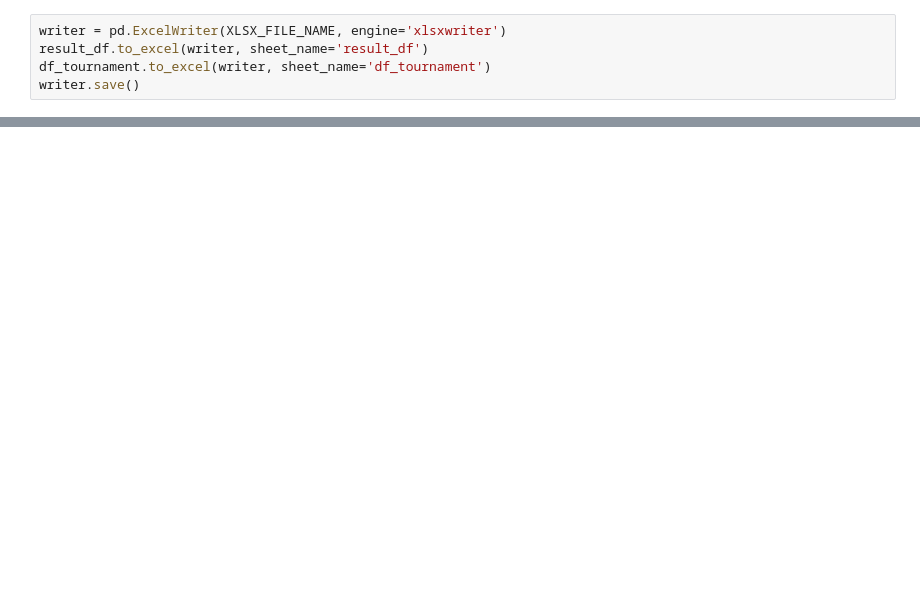
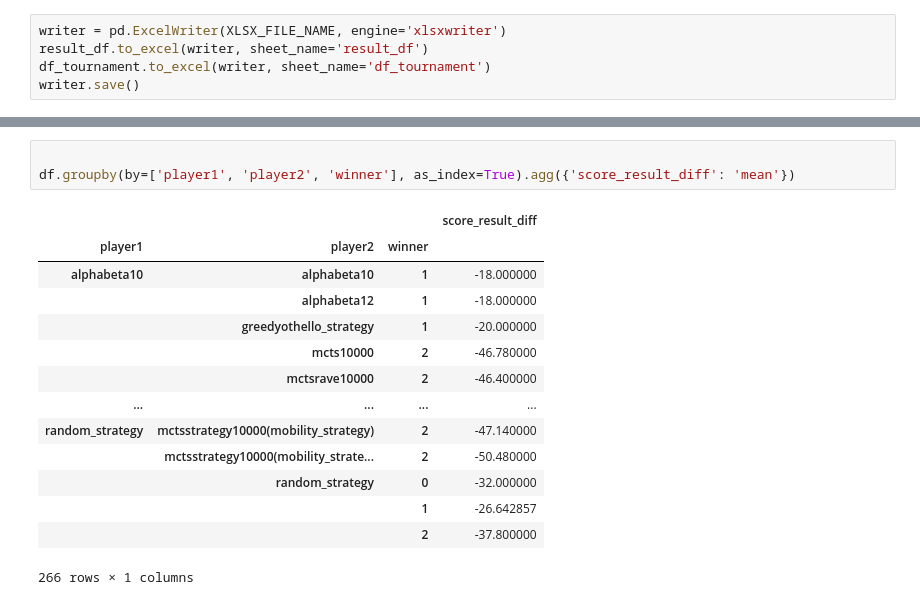
Before and after one commit to Walczi123/Enriching-the-Monte-Carlo-Tree-Search-Algorithm, a Jupyter notebook: results_processing/othello_results.ipynb, the cells around one changed output, grey strips where cells are left out. Saved outputs shown, nothing was run; the diff lists cells and outputs as text; blank space fills up the shorter version.

```diff
--- a/results_processing/othello_results.ipynb
+++ b/results_processing/othello_results.ipynb
@@ -48,0 +67,18 @@ writer.save()
+# %%
+
+df.groupby(by=['player1', 'player2', 'winner'], as_index=True).agg({'score_result_diff': 'mean'})
+# %% [output]
+|  |  |  | score_result_diff |
+| player1 | player2 | winner |  |
+| alphabeta10 | alphabeta10 | 1 | -18.000000 |
+|  | alphabeta12 | 1 | -18.000000 |
+|  | greedyothello_strategy | 1 | -20.000000 |
+|  | mcts10000 | 2 | -46.780000 |
+|  | mctsrave10000 | 2 | -46.400000 |
+| ... | ... | ... | ... |
+| random_strategy | mctsstrategy10000(mobility_strategy) | 2 | -47.140000 |
+|  | mctsstrategy10000(mobility_strate... | 2 | -50.480000 |
+|  | random_strategy | 0 | -32.000000 |
+|  |  | 1 | -26.642857 |
+|  |  | 2 | -37.800000 |
+266 rows × 1 columns
```
Also changed, not shown: parts of 6 cells of this notebook, 2 other files.
